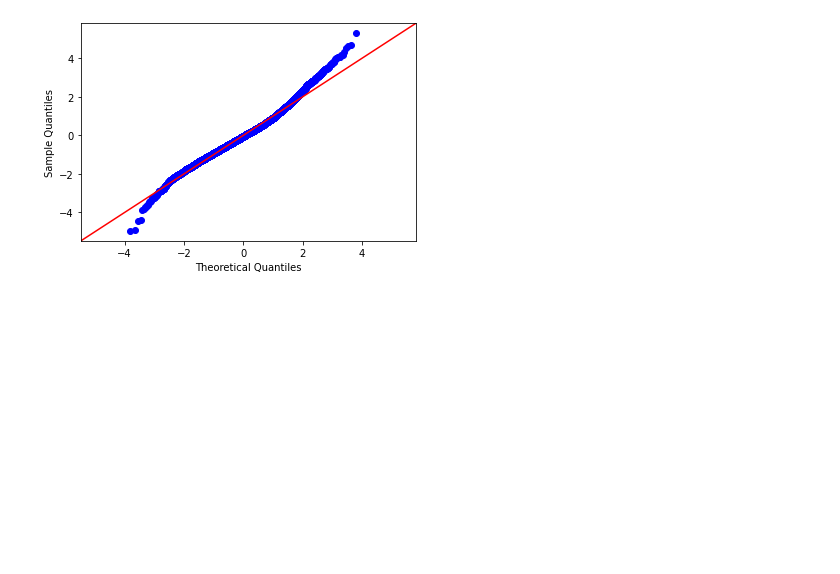
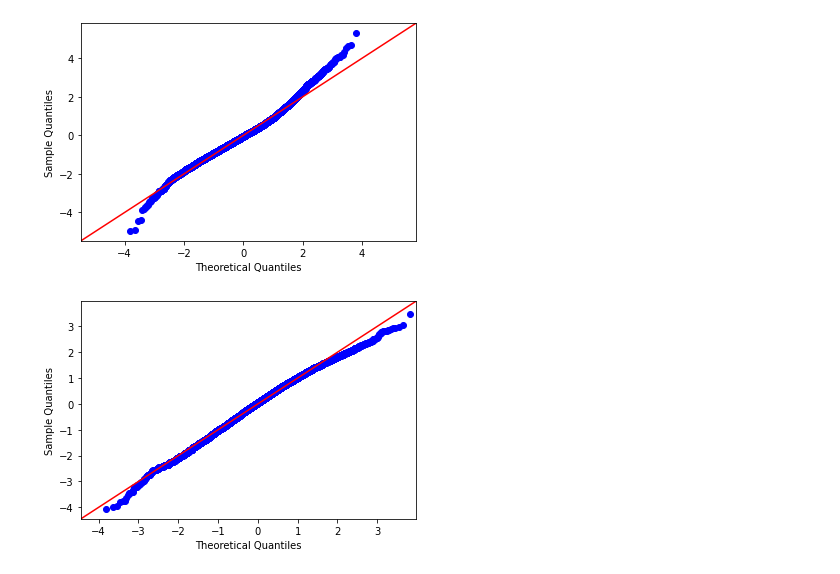
Before and after one commit to ashakeri92/dsc-phase-2-project-v2-3, a Jupyter notebook: Analysis.ipynb, the cells around one changed output. Drawn from its saved outputs; the diff is of its cells as text; code cells hidden in the pictures; blank space fills up the shorter version.

```diff
--- a/Analysis.ipynb
+++ b/Analysis.ipynb
@@ -309,3 +318,13 @@ fig.show()
 # This Q-Q plot is very skewed, will need to perform log transform
 # %% [output]
 [figure]
+# %%
+# Q-Q Plot for model 2
+
+residuals = model2.resid
+fig = sm.graphics.qqplot(sqft_scld, dist=stats.norm, line='45', fit=True)
+fig.show()
+
+#this model is very skewed
+# %% [output]
+[figure, added]
```
Also changed, not shown: parts of 8 cells of this notebook.
